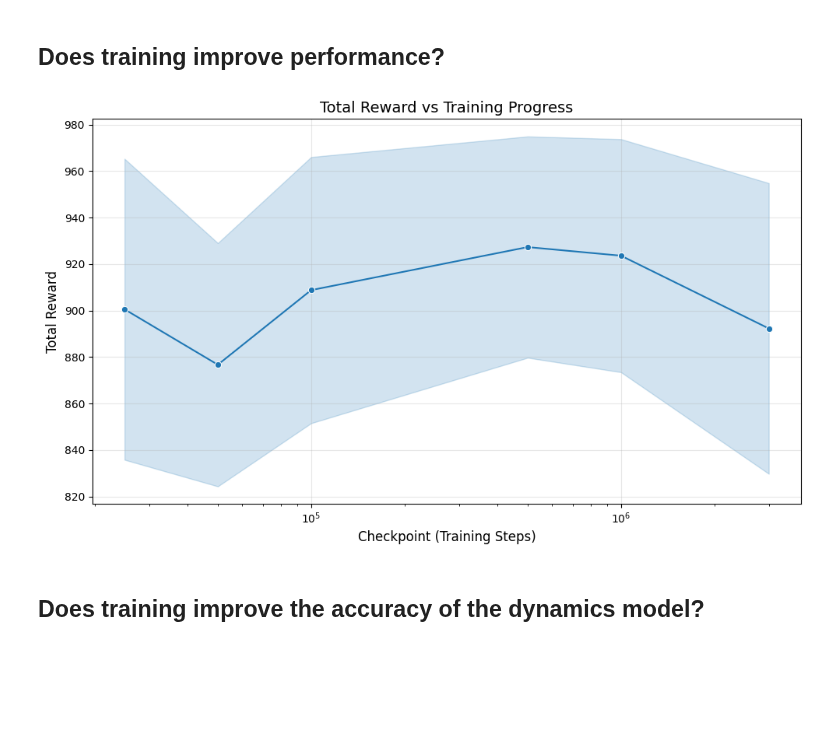
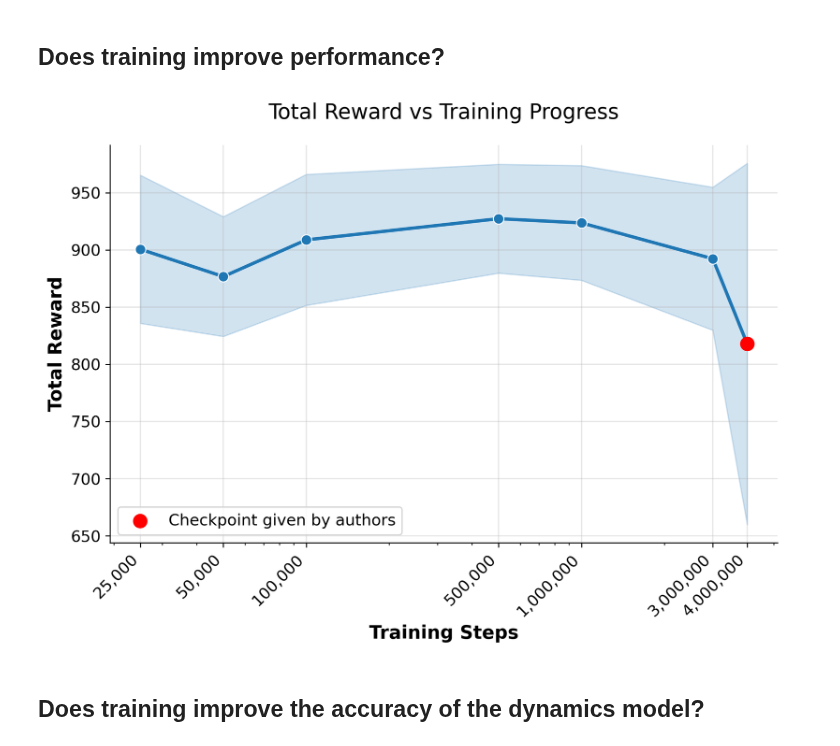
Before and after one commit to dynamical-inference/tdmpc2, a Jupyter notebook: analysis/26-01-04-analysis-cartpole-training.ipynb, the cells around one changed output. Saved outputs shown, nothing was run; the diff lists cells and outputs as text; code cells hidden in the pictures; blank space fills up the shorter version.

```diff
--- a/analysis/26-01-04-analysis-cartpole-training.ipynb
+++ b/analysis/26-01-04-analysis-cartpole-training.ipynb
@@ -124,0 +125,15 @@ df['ckpt_int'] = df['checkpoint'].apply(
+# %%
+df_metadata_ckp3 = load_sweep_metadata(
+    ["logs/25-12-09-cartpole_initial_conditions_seeds_models"],
+    json_file_name='episode_metadata.json')
+
+df_metadata_ckp3 = df_metadata_ckp3[(
+    df_metadata_ckp3['checkpoint'] == 'ckpts/cartpole-swingup-3.pt')]
+
+df_ckp3 = load_data(
+    df_metadata_ckp3,
+    episode_file_name='episode_data.pkl',
+    cart_position=[-1.0, 0.0, 1.0],
+)
+
+df_ckp3['ckpt_int'] = 4_000_000
@@ -124,0 +143,3 @@ df['ckpt_int'] = df['checkpoint'].apply(
+# %%
+df = pd.concat([df, df_ckp3])
+df.shape
@@ -126,17 +238,51 @@ df['ckpt_int'] = df['checkpoint'].apply(
 ## Does training improve performance?
 # %%
 # Plot total reward vs checkpoint
-plt.figure(figsize=(10, 6))
-sns.lineplot(data=df, x='ckpt_int', y='total_reward', marker='o', errorbar='sd')
-plt.xscale('log')
-plt.xlabel('Checkpoint (Training Steps)', fontsize=12)
-plt.ylabel('Total Reward', fontsize=12)
-plt.title('Total Reward vs Training Progress', fontsize=14)
-plt.grid(True, alpha=0.3)
+fig, ax = plt.subplots(figsize=(8, 6), dpi=300)
+sns.lineplot(data=df,
+             x='ckpt_int',
+             y='total_reward',
+             marker='o',
+             errorbar='sd',
+             linewidth=2.5,
+             markersize=8,
+             ax=ax)
+ax.set_xscale('log')
+ax.set_xlabel('Training Steps', fontsize=14, fontweight='bold')
+ax.set_ylabel('Total Reward', fontsize=14, fontweight='bold')
+ax.set_title(
+    'Total Reward vs Training Progress',
+    fontsize=16,
+    #fontweight='bold',
+    pad=20)
+ax.grid(True, alpha=0.3, linewidth=1)
+ax.tick_params(axis='both', which='major', labelsize=12)
+
+# Set x-axis ticks to show actual checkpoint values
+checkpoint_values = sorted(df['ckpt_int'].unique())
+ax.set_xticks(checkpoint_values)
+ax.set_xticklabels([f'{int(x):,}' for x in checkpoint_values],
+                   rotation=45,
+                   ha='right')
+
+# Highlight the last checkpoint (from authors) in red
+last_checkpoint = checkpoint_values[-1]
+last_checkpoint_data = df[df['ckpt_int'] == last_checkpoint]
+ax.scatter(last_checkpoint,
+           last_checkpoint_data['total_reward'].mean(),
+           color='red',
+           s=100,
+           zorder=5,
+           label='Checkpoint given by authors')
+ax.legend(fontsize=12)
+
+# Add spine styling
+sns.despine(ax=ax)
+
 plt.tight_layout()
 plt.show()
 # %% [output]
-[figure, old version]
+[figure, new version]
 # %% [markdown]
 ## Does training improve the accuracy of the dynamics model?
 # %%
```
Also changed, not shown: parts of 25 cells of this notebook.
